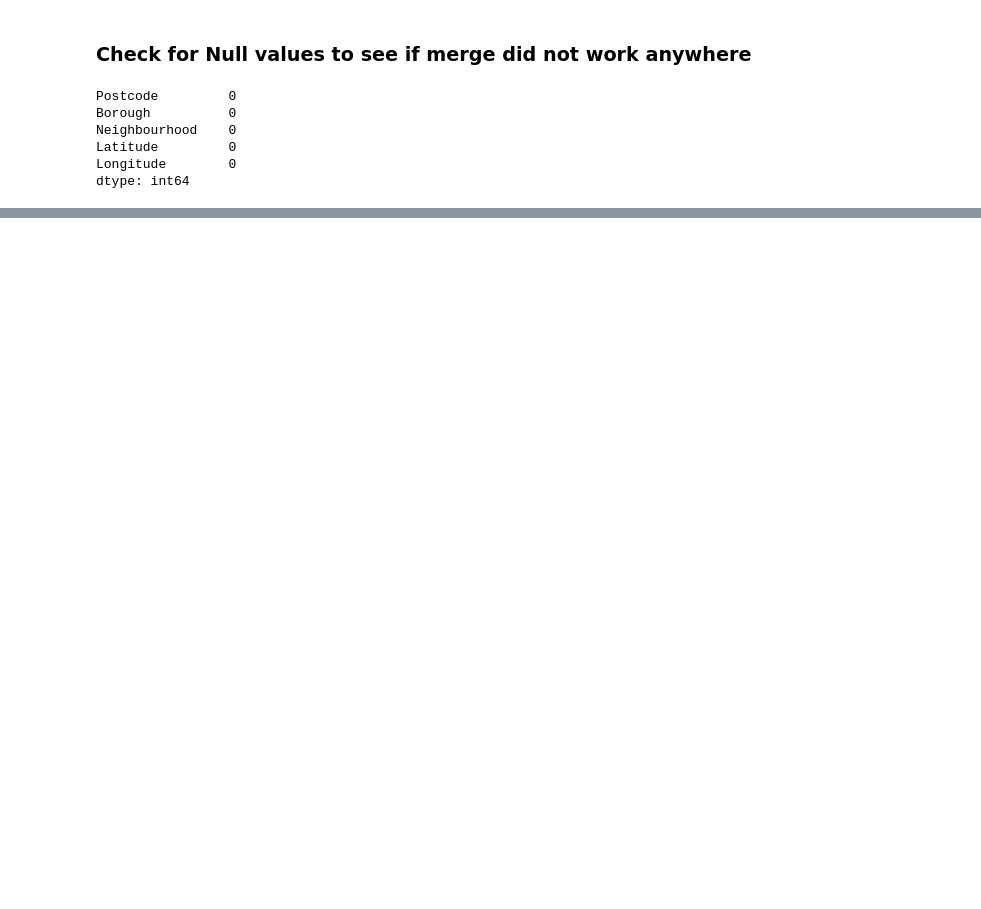
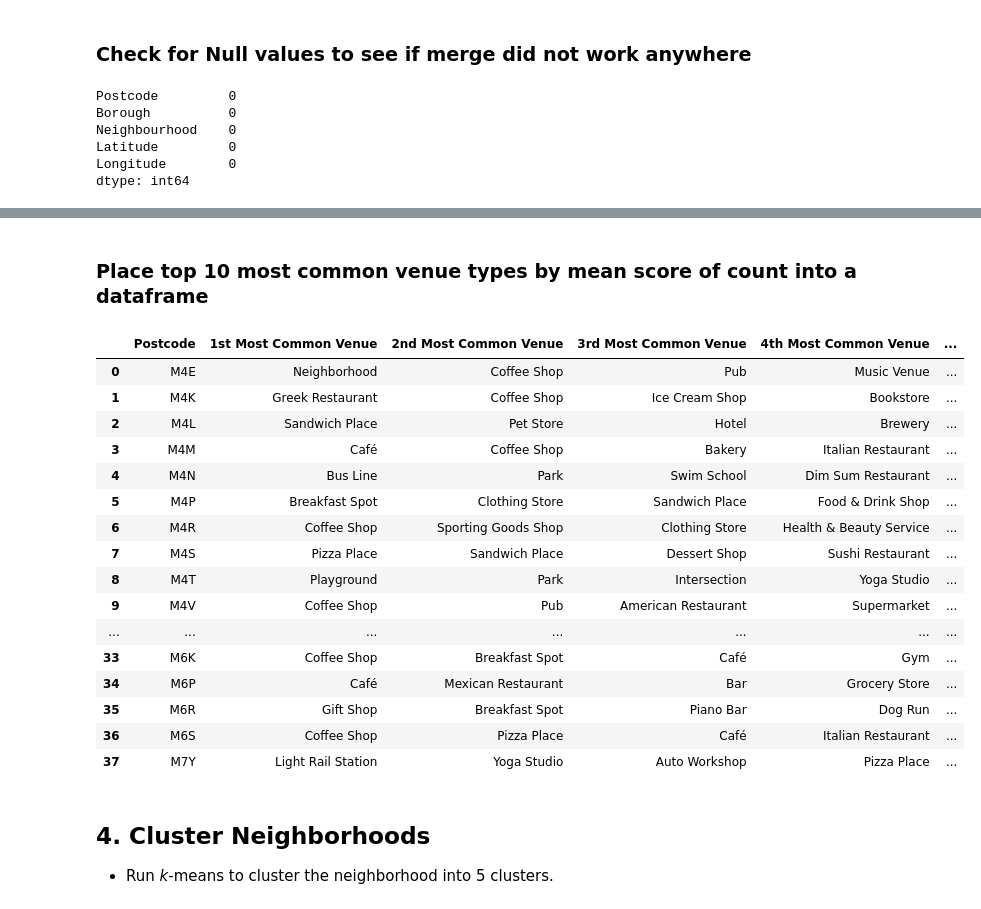
Before and after one commit to caboe2012/Coursera_Capstone, a Jupyter notebook: notebooks/Capstone - Wk3 - Web Scrape Neighborhoods.ipynb, the cells around one changed output, grey strips where cells are left out. Saved outputs shown, nothing was run; the diff lists cells and outputs as text; code cells hidden in the pictures; blank space fills up the shorter version.

Commit message:
toronto clustering

```diff
--- a/notebooks/Capstone - Wk3 - Web Scrape Neighborhoods.ipynb
+++ b/notebooks/Capstone - Wk3 - Web Scrape Neighborhoods.ipynb
@@ -247,0 +287,3 @@ dtype: int64
+# %%
+toronto_idx = df5.Borough.str.contains("Toronto")
+toronto_df = df5.loc[toronto_idx,:].reset_index(drop=True)
@@ -247,0 +469,3 @@ dtype: int64
+# %%
+toronto_grouped = toronto_onehot.groupby('Postcode').mean().reset_index()
+toronto_grouped.head(10)
@@ -247,0 +491,12 @@ dtype: int64
+# %%
+num_top_venues = 5
+
+for hood in toronto_grouped['Postcode']:
+    print("----"+hood+"----")
+    temp = toronto_grouped[toronto_grouped['Postcode'] == hood].T.reset_index()
+    temp.columns = ['venue','freq']
+    temp = temp.iloc[1:]
+    temp['freq'] = temp['freq'].astype(float)
+    temp = temp.round({'freq': 2})
+    print(temp.sort_values('freq', ascending=False).reset_index(drop=True).head(num_top_venues))
+    print('\n')
@@ -247,0 +521,50 @@ dtype: int64
+# %% [markdown]
+### Place top 10 most common venue types by mean score of count into a dataframe
+# %%
+def return_most_common_venues(row, num_top_venues):
+    row_categories = row.iloc[1:]
+    row_categories_sorted = row_categories.sort_values(ascending=False)
+
+    return row_categories_sorted.index.values[0:num_top_venues]
+# %%
+num_top_venues = 10
+
+indicators = ['st', 'nd', 'rd']
+
+# create columns according to number of top venues
+columns = ['Postcode']
+for ind in np.arange(num_top_venues):
+    try:
+        columns.append('{}{} Most Common Venue'.format(ind+1, indicators[ind]))
+    except:
+        columns.append('{}th Most Common Venue'.format(ind+1))
+
+# create a new dataframe
+neighborhoods_venues_sorted = pd.DataFrame(columns=columns)
+neighborhoods_venues_sorted['Postcode'] = toronto_grouped['Postcode']
+
+for ind in np.arange(toronto_grouped.shape[0]):
+    neighborhoods_venues_sorted.iloc[ind, 1:] = return_most_common_venues(toronto_grouped.iloc[ind, :], num_top_venues)
+
+neighborhoods_venues_sorted
+# %% [output]
+|  | Postcode | 1st Most Common Venue | 2nd Most Common Venue | 3rd Most Common Venue | 4th Most Common Venue | ... |
+| 0 | M4E | Neighborhood | Coffee Shop | Pub | Music Venue | ... |
+| 1 | M4K | Greek Restaurant | Coffee Shop | Ice Cream Shop | Bookstore | ... |
+| 2 | M4L | Sandwich Place | Pet Store | Hotel | Brewery | ... |
+| 3 | M4M | Café | Coffee Shop | Bakery | Italian Restaurant | ... |
+| 4 | M4N | Bus Line | Park | Swim School | Dim Sum Restaurant | ... |
+| 5 | M4P | Breakfast Spot | Clothing Store | Sandwich Place | Food & Drink Shop | ... |
+| 6 | M4R | Coffee Shop | Sporting Goods Shop | Clothing Store | Health & Beauty Service | ... |
+| 7 | M4S | Pizza Place | Sandwich Place | Dessert Shop | Sushi Restaurant | ... |
+| 8 | M4T | Playground | Park | Intersection | Yoga Studio | ... |
+| 9 | M4V | Coffee Shop | Pub | American Restaurant | Supermarket | ... |
+| ... | ... | ... | ... | ... | ... | ... |
+| 33 | M6K | Coffee Shop | Breakfast Spot | Café | Gym | ... |
+| 34 | M6P | Café | Mexican Restaurant | Bar | Grocery Store | ... |
+| 35 | M6R | Gift Shop | Breakfast Spot | Piano Bar | Dog Run | ... |
+| 36 | M6S | Coffee Shop | Pizza Place | Café | Italian Restaurant | ... |
+| 37 | M7Y | Light Rail Station | Yoga Studio | Auto Workshop | Pizza Place | ... |
+# %% [markdown]
+## 4. Cluster Neighborhoods
+- Run *k*-means to cluster the neighborhood into 5 clusters.
```
Also changed, not shown: parts of 65 cells of this notebook, 3 other files.
